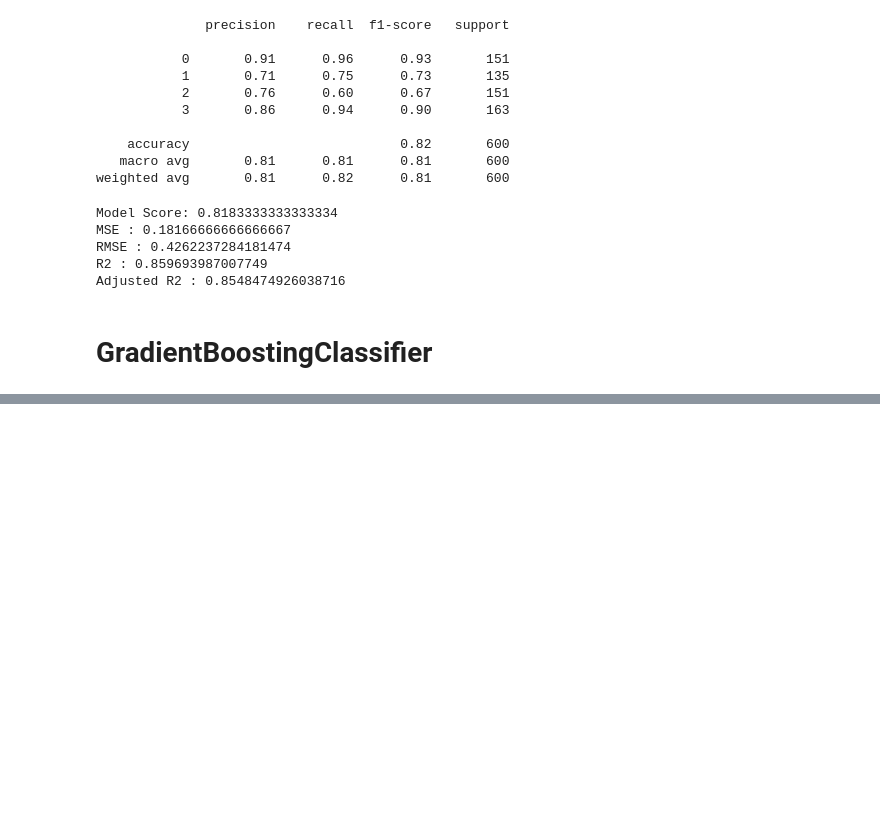
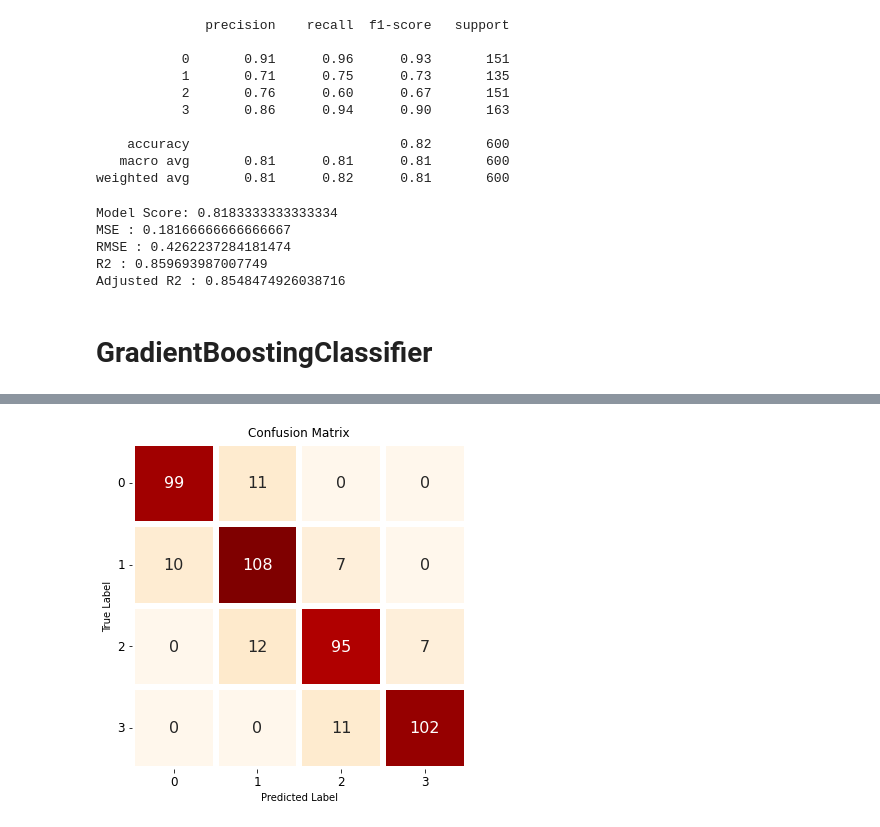
Before and after one commit to brahma102/Mobile-Price-Range-Prediction, a Jupyter notebook: Mobile_Price_Range_Prediction.ipynb, the cells around one changed output, grey strips where cells are left out. Drawn from its saved outputs; the diff is of its cells as text; code cells hidden in the pictures; blank space fills up the shorter version.

```diff
--- a/Mobile_Price_Range_Prediction.ipynb
+++ b/Mobile_Price_Range_Prediction.ipynb
@@ -830,0 +833,16 @@ Adjusted R2 : 0.8548474926038716
+# %%
+state = 12
+test_size = 0.33
+X_train, X_val, y_train, y_val = train_test_split(X_train, y_train,
+    test_size=test_size, random_state=state)
+# %%
+gbd_model=GradientBoostingClassifier()
+parameters = {'learning_rate':[0.05, 0.075, 0.1, 0.25, 0.5, 0.75, 1],
+                  # 'subsample'    : [0.9, 0.5, 0.2, 0.1],
+                  'n_estimators' : [20],
+                  'max_depth'    : [2,4,6,10]
+                 }
+gb_classifier=GridSearchCV(gbd_model,param_grid=parameters,scoring='neg_mean_squared_error',cv=5,verbose=3)
+gb_classifier.fit(X_train,y_train)
+# (n_estimators=20,param_grid=parameters,random_state=0)
+# gb_clf2.fit(X_train, y_train)
@@ -830,0 +872,3 @@ Adjusted R2 : 0.8548474926038716
+# %%
+gb_optimal_model = gb_classifier.best_estimator_
+gb_optimal_model
@@ -830,0 +894,10 @@ Adjusted R2 : 0.8548474926038716
+# %%
+# gb_optimal_model.fit(X_train, y_train)
+predictions = gb_optimal_model.predict(X_val)
+
+
+print("Confusion Matrix:")
+print(confusion_matrix(y_val, predictions))
+
+print("Classification Report")
+print(classification_report(y_val, predictions))
@@ -830,0 +921,18 @@ Adjusted R2 : 0.8548474926038716
+# %%
+#plotting the confusion matrix for train set
+cm = confusion_matrix(y_val, predictions)
+
+df1 = pd.DataFrame(columns=["0","1","2","3"], index= ["0","1","2","3"], data= cm )
+
+f,ax = plt.subplots(figsize=(6,6))
+
+sns.heatmap(df1, annot=True,cmap="OrRd", fmt= '.0f',
+            ax=ax,linewidths = 5, cbar = False,annot_kws={"size": 16})
+plt.xlabel("Predicted Label")
+plt.xticks(size = 12)
+plt.yticks(size = 12, rotation = 0)
+plt.ylabel("True Label")
+plt.title("Confusion Matrix", size = 12)
+plt.show()
+# %% [output]
+[figure, added]
```
Also changed, not shown: parts of 32 cells of this notebook.
